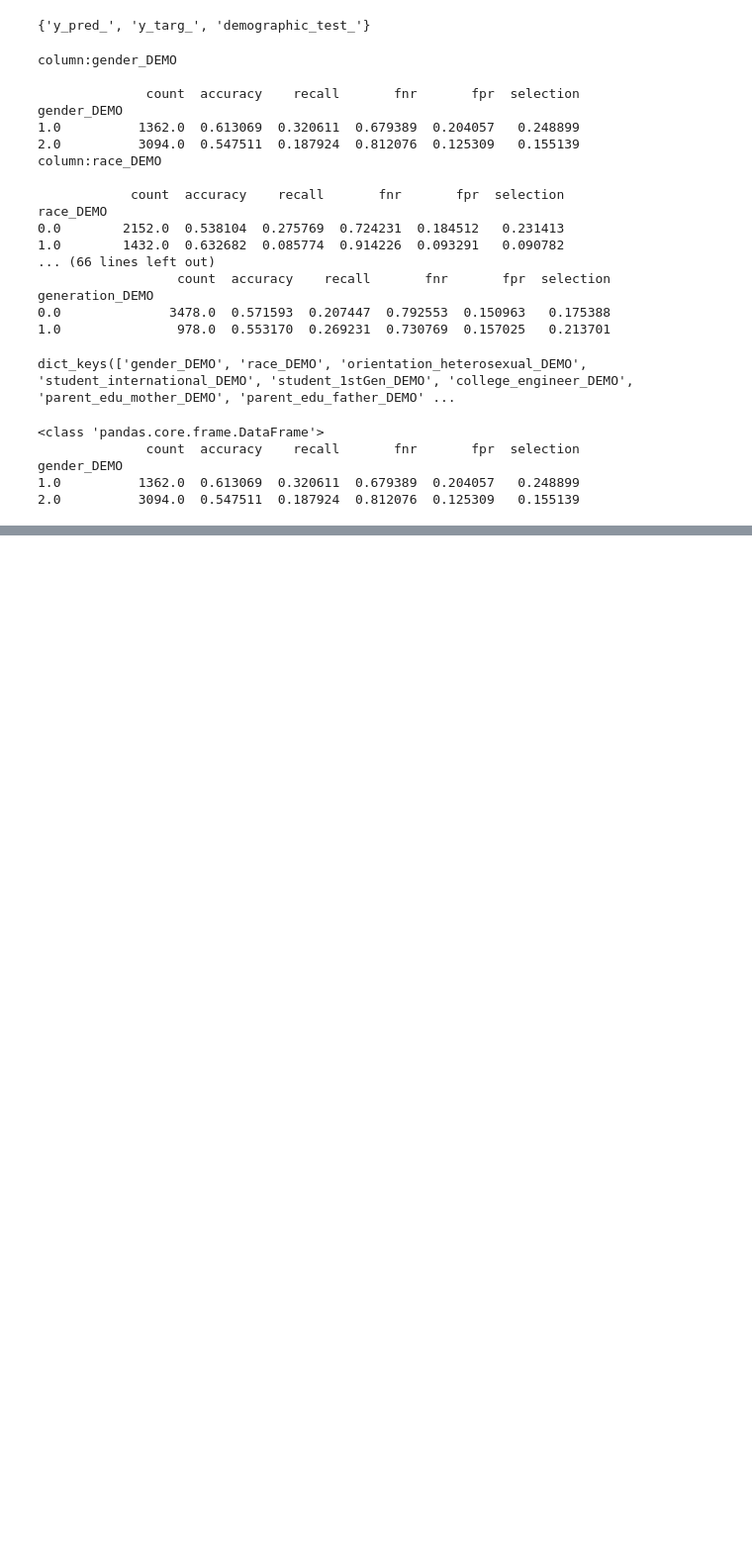
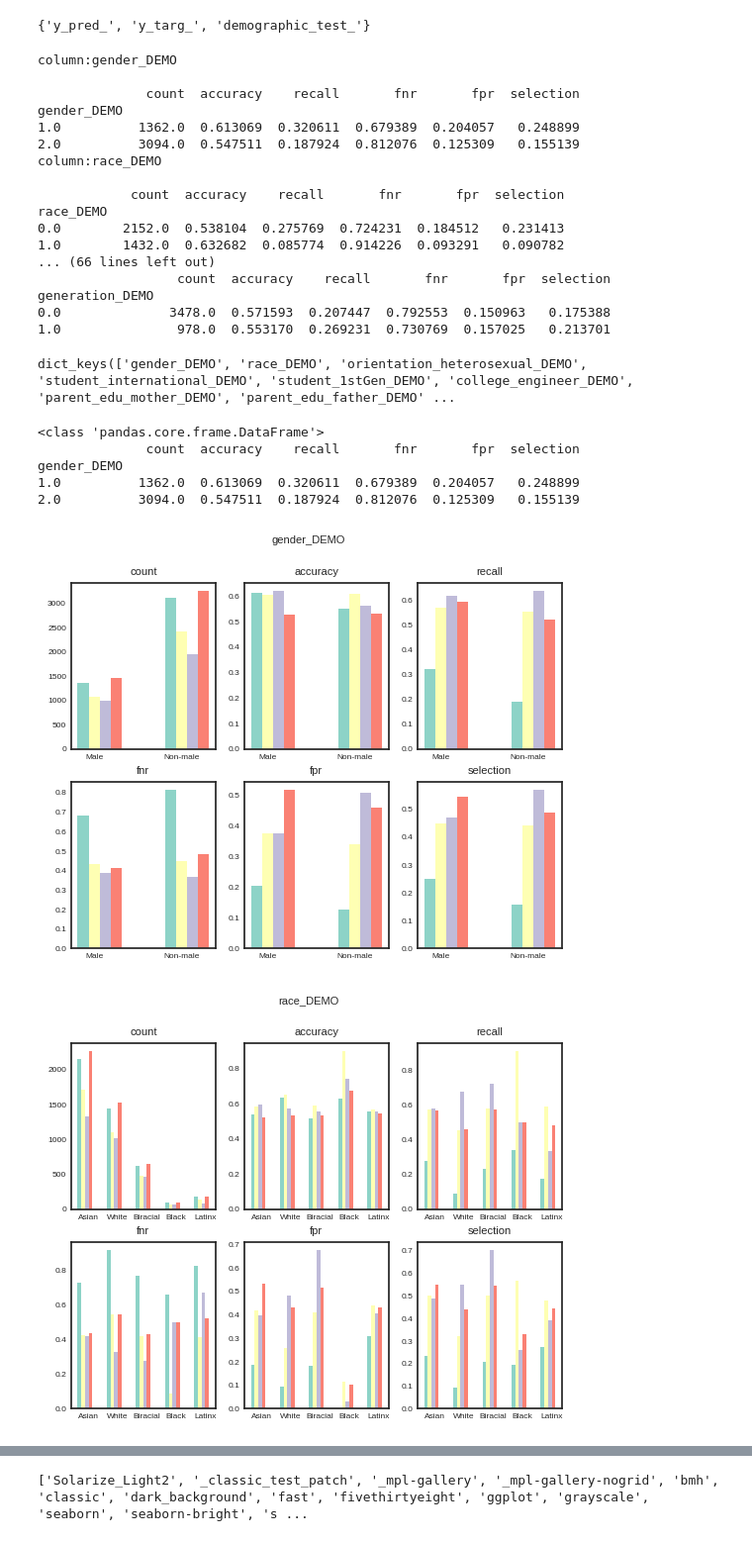
Before and after one commit to Hanzhang1022/GLOBEM, a Jupyter notebook: fair_wlj.ipynb, the cells around one changed output, grey strips where cells are left out. Shown at 99% size. Saved outputs shown, nothing was run; the diff lists cells and outputs as text; code cells hidden in the pictures; blank space fills up the shorter version.

Commit message:
better plots

```diff
--- a/fair_wlj.ipynb
+++ b/fair_wlj.ipynb
@@ -114,43 +114,78 @@ eval_task = 'single'
 pred_target = 'dep_weekly'
 ds_keys = ['INS-W_1', 'INS-W_2', 'INS-W_3', 'INS-W_4']
 
-for config_name in config_names:
-    for ds_key in ds_keys:
+ds_keys, config_names = ['INS-W_1'], ['ml_wang', 'ml_chikersal', 'ml_xu_interpretable', 'ml_xu_personalized']
+
+for k, ds_key in enumerate(ds_keys):
+    n_cfg = len(config_names)
+    axes = {}
+    for i, config_name in enumerate(config_names):
         folder = os.path.join('./tmp/cross_validate/', config_name, eval_task, pred_target, ds_key)
         dirs = os.listdir(folder)
         prefices = set([dir[:-7] for dir in dirs])
         cnt = len(dirs) // len(prefices)
         preds = []
         targs = []
         demos = []
-        for k in range(cnt):
-            path_pred = os.path.join(folder, 'y_pred_{:03d}.npy'.format(k + 1))
-            path_targ = os.path.join(folder, 'y_targ_{:03d}.csv'.format(k + 1))
-            path_demo = os.path.join(folder, 'demographic_test_{:03d}.csv'.format(k + 1))
+        for j in range(cnt):
+            path_pred = os.path.join(folder, 'y_pred_{:03d}.npy'.format(j + 1))
+            path_targ = os.path.join(folder, 'y_targ_{:03d}.csv'.format(j + 1))
+            path_demo = os.path.join(folder, 'demographic_test_{:03d}.csv'.format(j + 1))
 
             pred = np.load(path_pred, allow_pickle=True)
             targ = pd.read_csv(path_targ)["y_raw"]
             demo = pd.read_csv(path_demo).iloc[:, 1:]
 
             preds.append(pred)
             targs.append(targ)
             demos.append(demo)
 
         pred = np.concatenate(preds)
         targ = pd.concat(targs)
         demo = pd.concat(demos)
 
         metrics = {"count": count, "accuracy": accuracy_score,
             "recall": recall_score, "fnr": false_negative_rate,
             "fpr": false_positive_rate, "selection": selection_rate}
 
+
         mfs = {}
-        for col in demo.columns:
+        for l, col in enumerate(demo.columns):
             mf = MetricFrame(metrics=metrics, y_true=targ, y_pred=pred, sensitive_features=demo[col])
             mfs[col] = (mf)
+
+            if not i:
+                plt.figure(l)
+                plt.suptitle(col)
+                axes[col] = {}
+                for j, met in enumerate(metrics):
+                    axes[col][met] = plt.subplot(2, 3, j + 1)
+                    axes[col][met].set_title(met)
+                    # plt.figure(l * len(metrics) + j)
+                    # axes[col][met] = plt.subplot(1, 1, 1)
+                    # axes[col][met].set_title(met)
+                    # axes[col][met].set_xlabel(col)
+                    axes[col][met].set_xticks(np.arange(len(mf.by_group[met].values)))
+                    if col == 'gender_DEMO':
+                        axes[col][met].set_xticks(np.arange(len(mf.by_group[met].values)), ['Male', 'Non-male'])
+                    if col == 'race_DEMO':
+                        axes[col][met].set_xticks(np.arange(len(mf.by_group[met].values)), ["Asian", "White", 'Biracial', 'Black', 'Latinx'])
+            for met in metrics:
+                y = mf.by_group[met].values
+                width = .5 / n_cfg
+                x = np.arange(y.shape[0]) - y.shape[0] / 2 * width + i * width
+                axes[col][met].bar(x, y, width = width, label = config_name)
 
         folder_output = os.path.join('./tmp/cross_validate_output/', config_name, eval_task, pred_target, ds_key)
         mkdir(os.path.join(folder_output))
         for col, mf in mfs.items():
             mf.by_group.to_csv(os.path.join(folder_output, '{}_by_group.csv'.format(col)))
             mf.overall.to_csv(os.path.join(folder_output, '{}_overall.csv'.format(col)))
+
+    for ijkl in range(len(demo.columns)):
+        plt.figure(ijkl)
+
+    plt.show()
+# %% [output]
+[figure, added]
+[figure, added]
@@ -156,0 +199,4 @@ for config_name in config_names:
+# %%
+print(plt.style.available)
+# %% [output]
+['Solarize_Light2', '_classic_test_patch', '_mpl-gallery', '_mpl-gallery-nogrid', 'bmh', 'classic', 'dark_background', 'fast', 'fivethirtyeight', 'ggplot', 'grayscale', 'seaborn', 'seaborn-bright', 's ...
```
Also changed, not shown: parts of 3 cells of this notebook.
